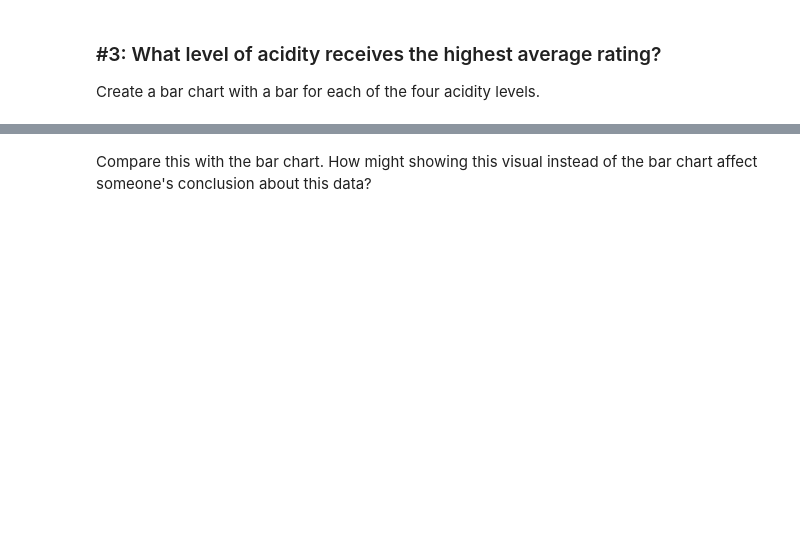
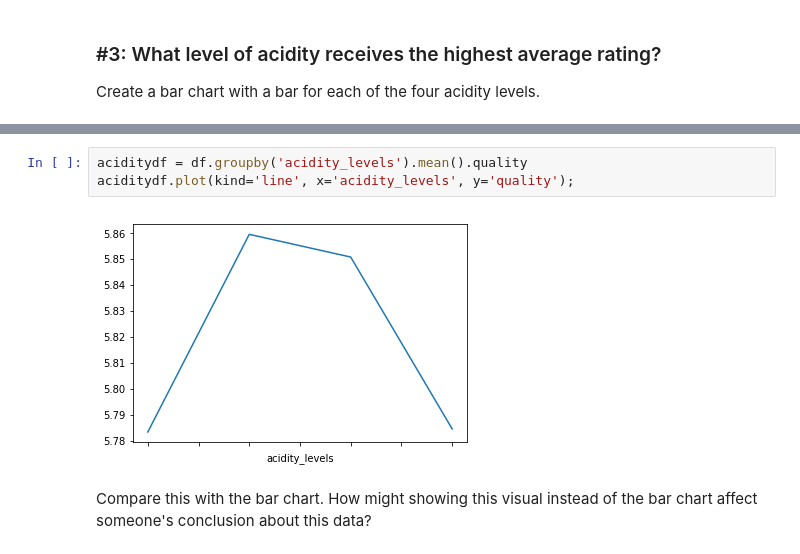
Before and after one commit to emilylauyw/Udacity_DAND_CaseStudy1-Investigate_Wine_Quality_Data_Set, a Jupyter notebook: investigate_wine_quality.ipynb, the cells around one changed output, grey strips where cells are left out. Saved outputs shown, nothing was run; the diff lists cells and outputs as text; blank space fills up the shorter version.

```diff
--- a/investigate_wine_quality.ipynb
+++ b/investigate_wine_quality.ipynb
@@ -475,2 +502,7 @@ You can use pyplot's [plot](https://matplotlib.org/api/pyplot_api.html#matplotli
+# %%
+aciditydf = df.groupby('acidity_levels').mean().quality
+aciditydf.plot(kind='line', x='acidity_levels', y='quality');
+# %% [output]
+[figure, added]
 # %% [markdown]
 Compare this with the bar chart. How might showing this visual instead of the bar chart affect someone's conclusion about this data?
```
Also changed, not shown: parts of 12 cells of this notebook.
